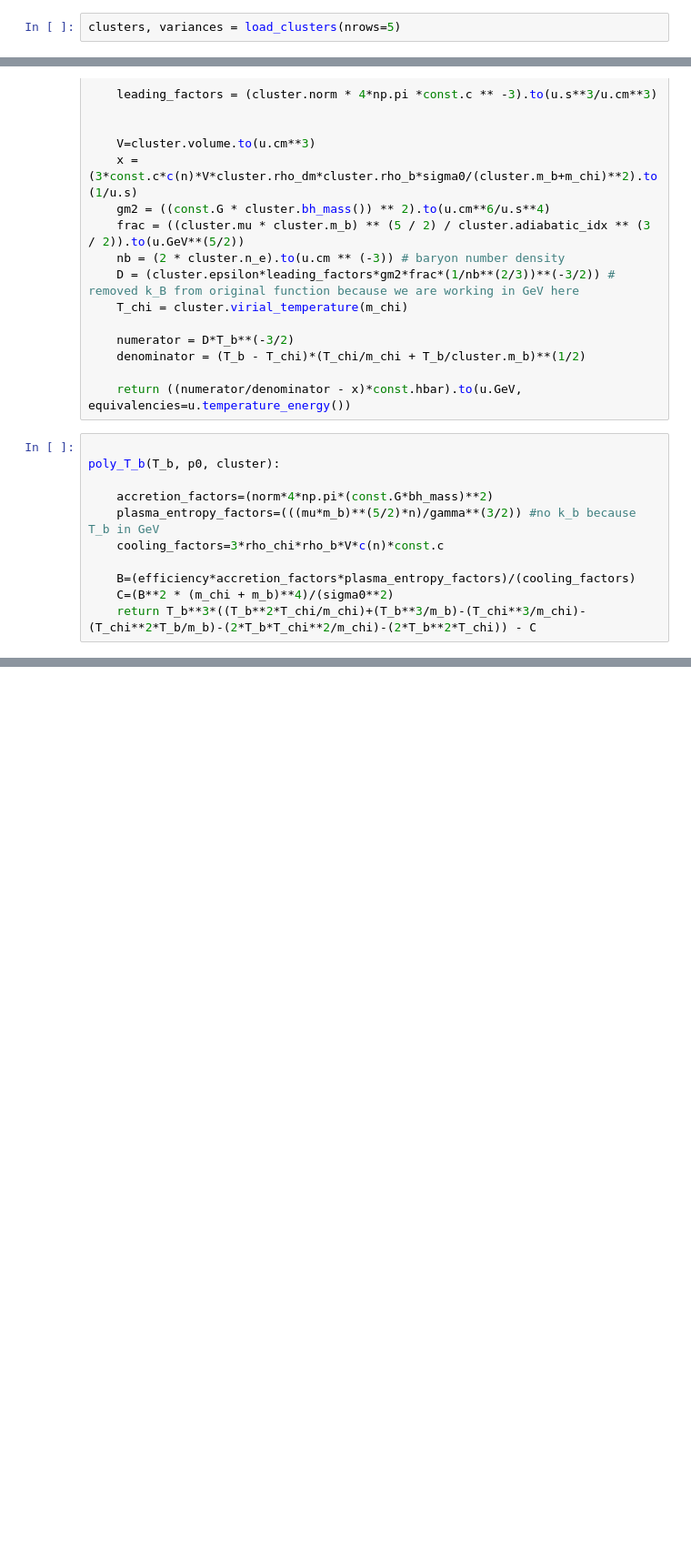
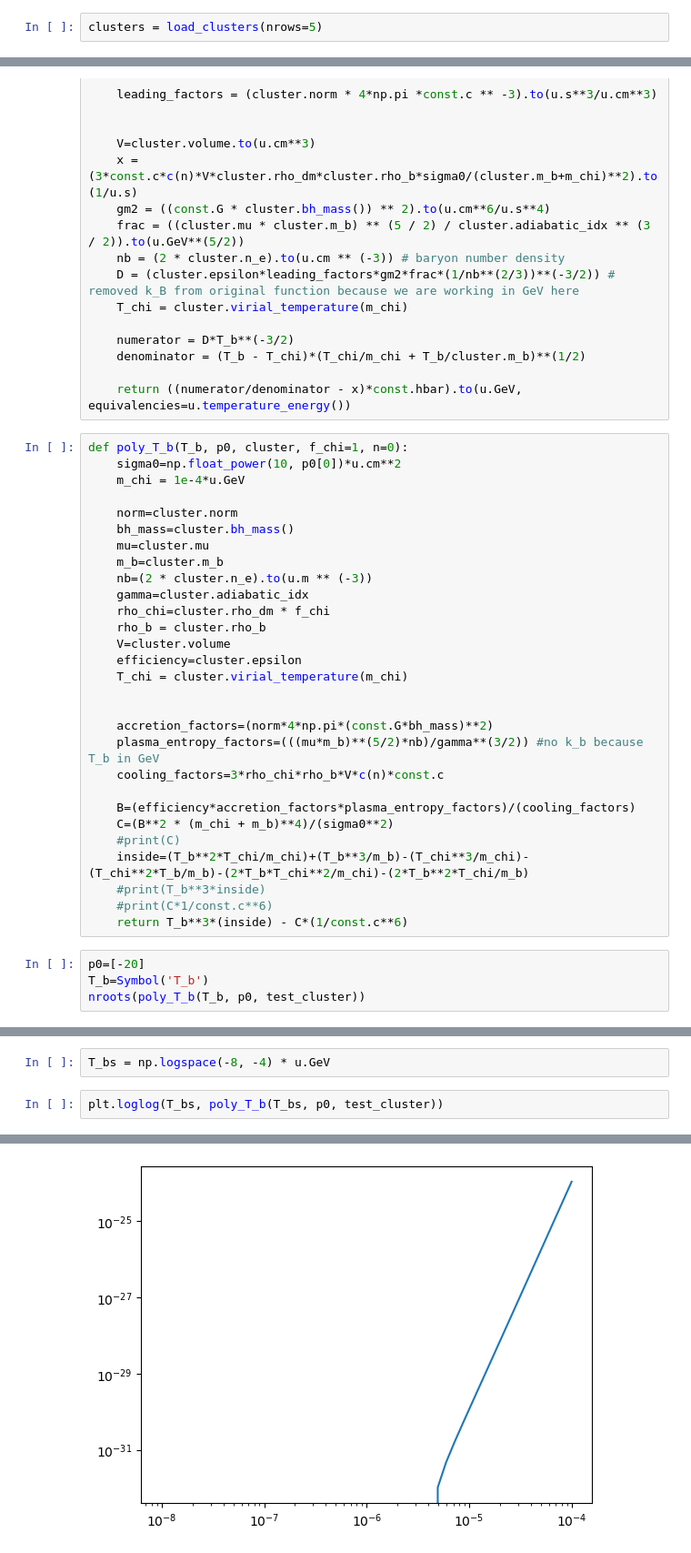
Before and after one commit to kpardo/thermo-idm, a Jupyter notebook: pred_T_b_methods.ipynb, the cells around one changed output, grey strips where cells are left out. Shown: that part at 91% size. Saved outputs shown, nothing was run; the diff lists cells and outputs as text; blank space fills up the shorter version.

```diff
--- a/pred_T_b_methods.ipynb
+++ b/pred_T_b_methods.ipynb
@@ -17,2 +20,2 @@ Intel MKL WARNING: Support of Intel(R) Streaming SIMD Extensions 4.2 (Intel(R) S
 # %%
-clusters, variances = load_clusters(nrows=5)
+clusters = load_clusters(nrows=5)
@@ -78,13 +79,35 @@ def f(T_b, p0, cluster):
 
     return ((numerator/denominator - x)*const.hbar).to(u.GeV, equivalencies=u.temperature_energy())
 # %%
+def poly_T_b(T_b, p0, cluster, f_chi=1, n=0):
+    sigma0=np.float_power(10, p0[0])*u.cm**2
+    m_chi = 1e-4*u.GeV
 
-poly_T_b(T_b, p0, cluster):
+    norm=cluster.norm
+    bh_mass=cluster.bh_mass()
+    mu=cluster.mu
+    m_b=cluster.m_b
+    nb=(2 * cluster.n_e).to(u.m ** (-3))
+    gamma=cluster.adiabatic_idx
+    rho_chi=cluster.rho_dm * f_chi
+    rho_b = cluster.rho_b
+    V=cluster.volume
+    efficiency=cluster.epsilon
+    T_chi = cluster.virial_temperature(m_chi)
+
 
     accretion_factors=(norm*4*np.pi*(const.G*bh_mass)**2)
-    plasma_entropy_factors=(((mu*m_b)**(5/2)*n)/gamma**(3/2)) #no k_b because T_b in GeV
+    plasma_entropy_factors=(((mu*m_b)**(5/2)*nb)/gamma**(3/2)) #no k_b because T_b in GeV
     cooling_factors=3*rho_chi*rho_b*V*c(n)*const.c
 
     B=(efficiency*accretion_factors*plasma_entropy_factors)/(cooling_factors)
     C=(B**2 * (m_chi + m_b)**4)/(sigma0**2)
-    return T_b**3*((T_b**2*T_chi/m_chi)+(T_b**3/m_b)-(T_chi**3/m_chi)-(T_chi**2*T_b/m_b)-(2*T_b*T_chi**2/m_chi)-(2*T_b**2*T_chi)) - C
+    #print(C)
+    inside=(T_b**2*T_chi/m_chi)+(T_b**3/m_b)-(T_chi**3/m_chi)-(T_chi**2*T_b/m_b)-(2*T_b*T_chi**2/m_chi)-(2*T_b**2*T_chi/m_b)
+    #print(T_b**3*inside)
+    #print(C*1/const.c**6)
+    return T_b**3*(inside) - C*(1/const.c**6)
+# %%
+p0=[-20]
+T_b=Symbol('T_b')
+nroots(poly_T_b(T_b, p0, test_cluster))
@@ -90,0 +116,5 @@ poly_T_b(T_b, p0, cluster):
+# %%
+T_bs = np.logspace(-8, -4) * u.GeV
+# %%
+plt.loglog(T_bs, poly_T_b(T_bs, p0, test_cluster))
+# %% [output]
@@ -90,0 +136 @@ poly_T_b(T_b, p0, cluster):
+[figure, added]
```
Also changed, not shown: parts of 13 cells of this notebook, 2 other files.
